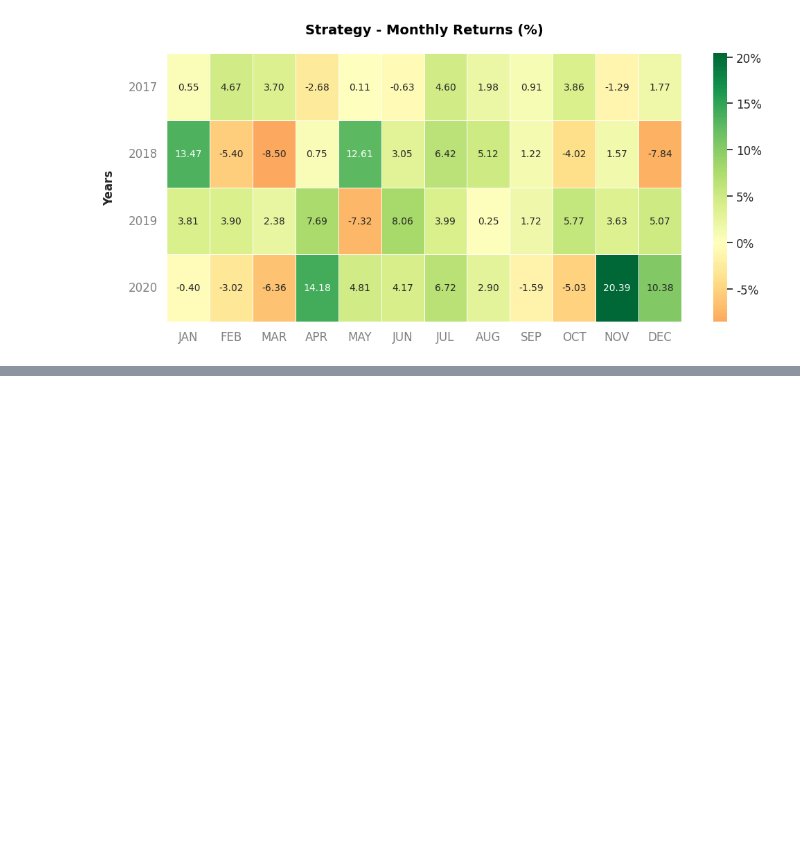
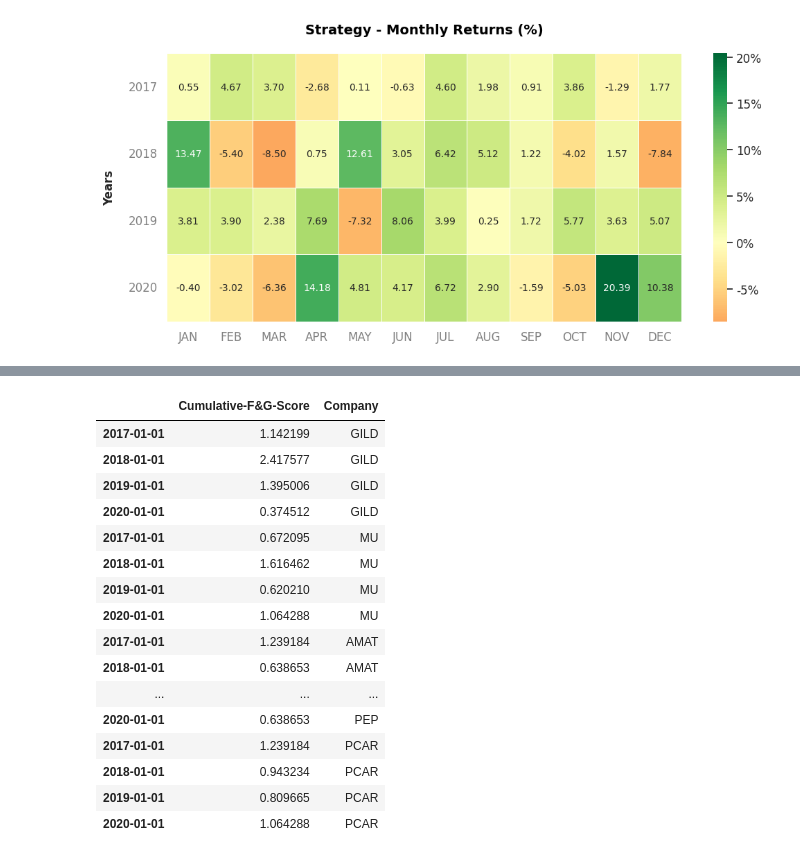
Before and after one commit to savio160502/TCC, a Jupyter notebook: Projeto.ipynb, the cells around one changed output, grey strips where cells are left out. Drawn from its saved outputs; the diff is of its cells as text; code cells hidden in the pictures; blank space fills up the shorter version.

```diff
--- a/Projeto.ipynb
+++ b/Projeto.ipynb
@@ -1848,0 +2151,34 @@ Strategy Visualization
+# %%
+tickers = ["GILD", 'MU', 'AMAT', 'MSFT', 'AMD', 'CSCO', 'QCOM',
+       'GOOG', 'TSLA', 'TXN', 'INTC', 'ATVI', 'PEP', 'PCAR']
+
+year = ['2017','2018', '2019', '2020']
+
+f_score_ratio_max = ['roe', 'returnOnTangibleAssets',
+                     'researchAndDdevelopementToRevenue', 'currentRatio']
+
+f_score_ratio_min = ['averagePayables',
+                     'daysOfInventoryOnHand', 'interestDebtPerShare']
+
+g_score_ratio_max = ['netIncomePerShare', 'freeCashFlowPerShare',
+                     "shareholdersEquityPerShare", 'cashPerShare', 'bookValuePerShare', 'incomeQuality']
+
+Analise_Quant(tickers,f_score_ratio_min,f_score_ratio_max,g_score_ratio_max,year,'annual')
+# %% [output]
+|  | Cumulative-F&G-Score | Company |
+| 2017-01-01 | 1.142199 | GILD |
+| 2018-01-01 | 2.417577 | GILD |
+| 2019-01-01 | 1.395006 | GILD |
+| 2020-01-01 | 0.374512 | GILD |
+| 2017-01-01 | 0.672095 | MU |
+| 2018-01-01 | 1.616462 | MU |
+| 2019-01-01 | 0.620210 | MU |
+| 2020-01-01 | 1.064288 | MU |
+| 2017-01-01 | 1.239184 | AMAT |
+| 2018-01-01 | 0.638653 | AMAT |
+| ... | ... | ... |
+| 2020-01-01 | 0.638653 | PEP |
+| 2017-01-01 | 1.239184 | PCAR |
+| 2018-01-01 | 0.943234 | PCAR |
+| 2019-01-01 | 0.809665 | PCAR |
+| 2020-01-01 | 1.064288 | PCAR |
```
Also changed, not shown: parts of 11 cells of this notebook.
